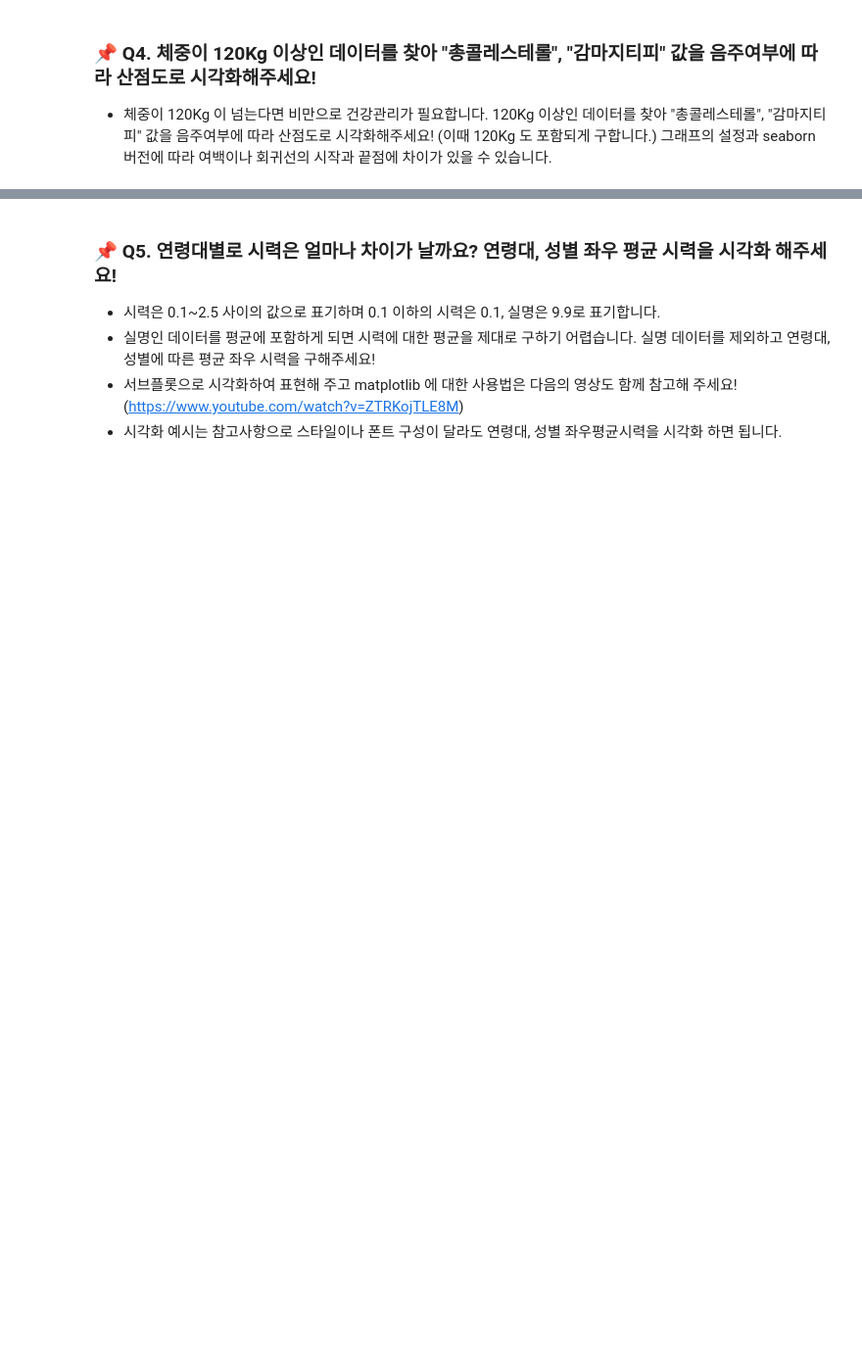
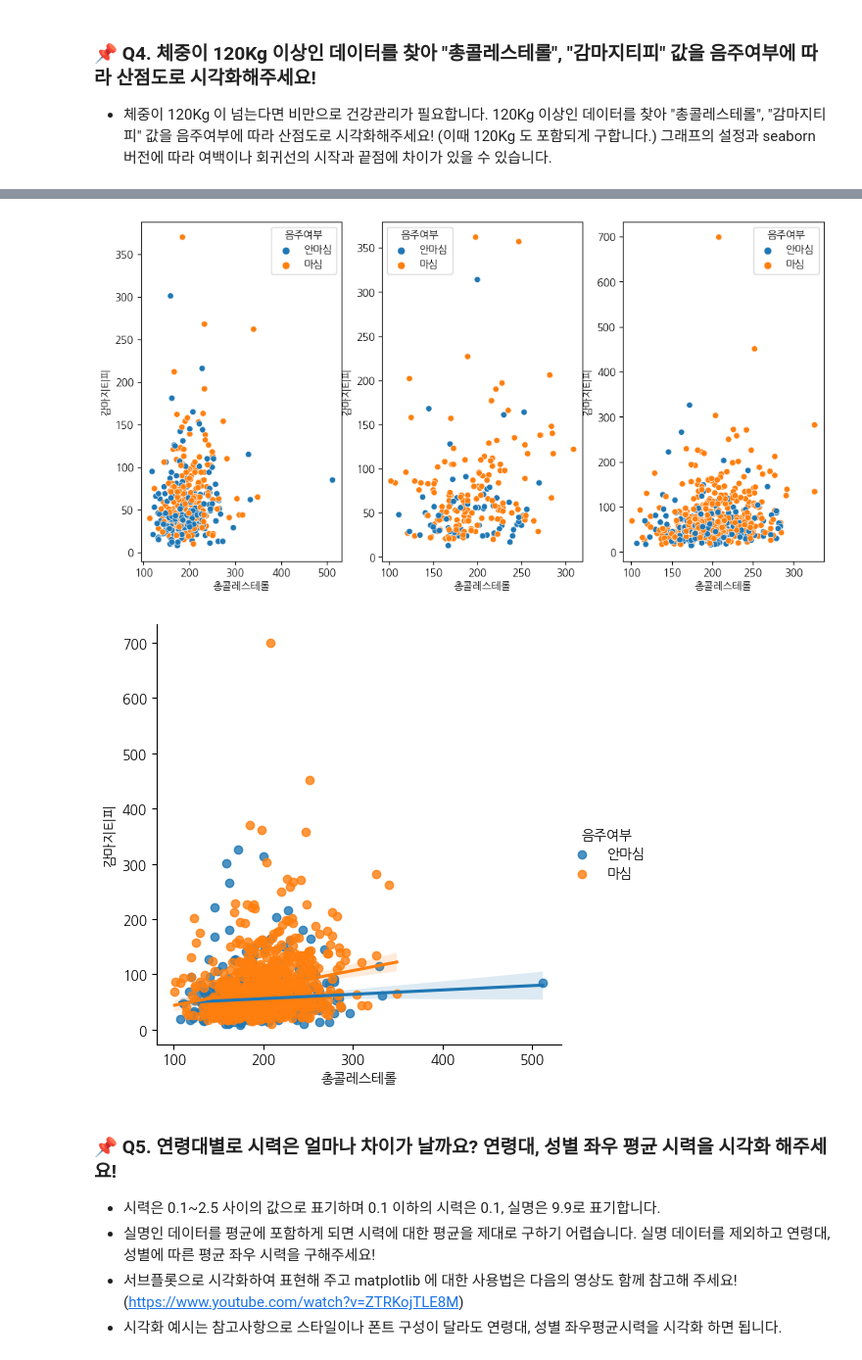
Before and after one commit to Minsoo0405/pythonbasic, a Jupyter notebook: coaching_study/3week_mission.ipynb, the cells around one changed output, grey strips where cells are left out. Shown at 98% size. Saved outputs shown, nothing was run; the diff lists cells and outputs as text; code cells hidden in the pictures; blank space fills up the shorter version.

```diff
--- a/coaching_study/3week_mission.ipynb
+++ b/coaching_study/3week_mission.ipynb
@@ -145,3 +166,28 @@ ValueError: Could not interpret input '흡연상태'
+# %%
+df_weight = df[df['체중(5Kg 단위)'] >= 120][['총콜레스테롤','감마지티피','음주여부','흡연상태']]
+
+# 흡연상태에 따른 데이터프레임 분리
+df_weight_none = df_weight[df_weight['흡연상태'] == '흡연안함']
+df_weight_stop = df_weight[df_weight['흡연상태'] == '끊음']
+df_weight_ing = df_weight[df_weight['흡연상태'] == '흡연중']
+# %%
+fig, ax = plt.subplots(ncols=3, figsize=(12, 6))
+
+plt.xlabel('총콜레스테롤')
+plt.ylabel('감마지티피')
+
+sns.scatterplot(x='총콜레스테롤', y='감마지티피', data=df_weight_none, hue='음주여부', ax=ax[0])
+sns.scatterplot(x='총콜레스테롤', y='감마지티피', data=df_weight_stop, hue='음주여부', ax=ax[1])
+sns.scatterplot(x='총콜레스테롤', y='감마지티피', data=df_weight_ing, hue='음주여부', ax=ax[2])
+
+sns.lmplot(x='총콜레스테롤', y='감마지티피', data=df_weight, hue='음주여부')
+#sns.lmplot(x='총콜레스테롤', y='감마지티피', data=df_weight_stop, hue='음주여부', ax=ax[1], errorbar='ci')
+#sns.lmplot(x='총콜레스테롤', y='감마지티피', data=df_weight_ing, hue='음주여부', ax=ax[2], errorbar='ci')
+
+plt.show()
+# %% [output]
+[figure, added]
+[figure, added]
 # %% [markdown]
 ### 📌 Q5. 연령대별로 시력은 얼마나 차이가 날까요? 연령대, 성별 좌우 평균 시력을 시각화 해주세요!
 - 시력은 0.1~2.5 사이의 값으로 표기하며 0.1 이하의 시력은 0.1, 실명은 9.9로 표기합니다.
```
Also changed, not shown: parts of 8 cells of this notebook.
